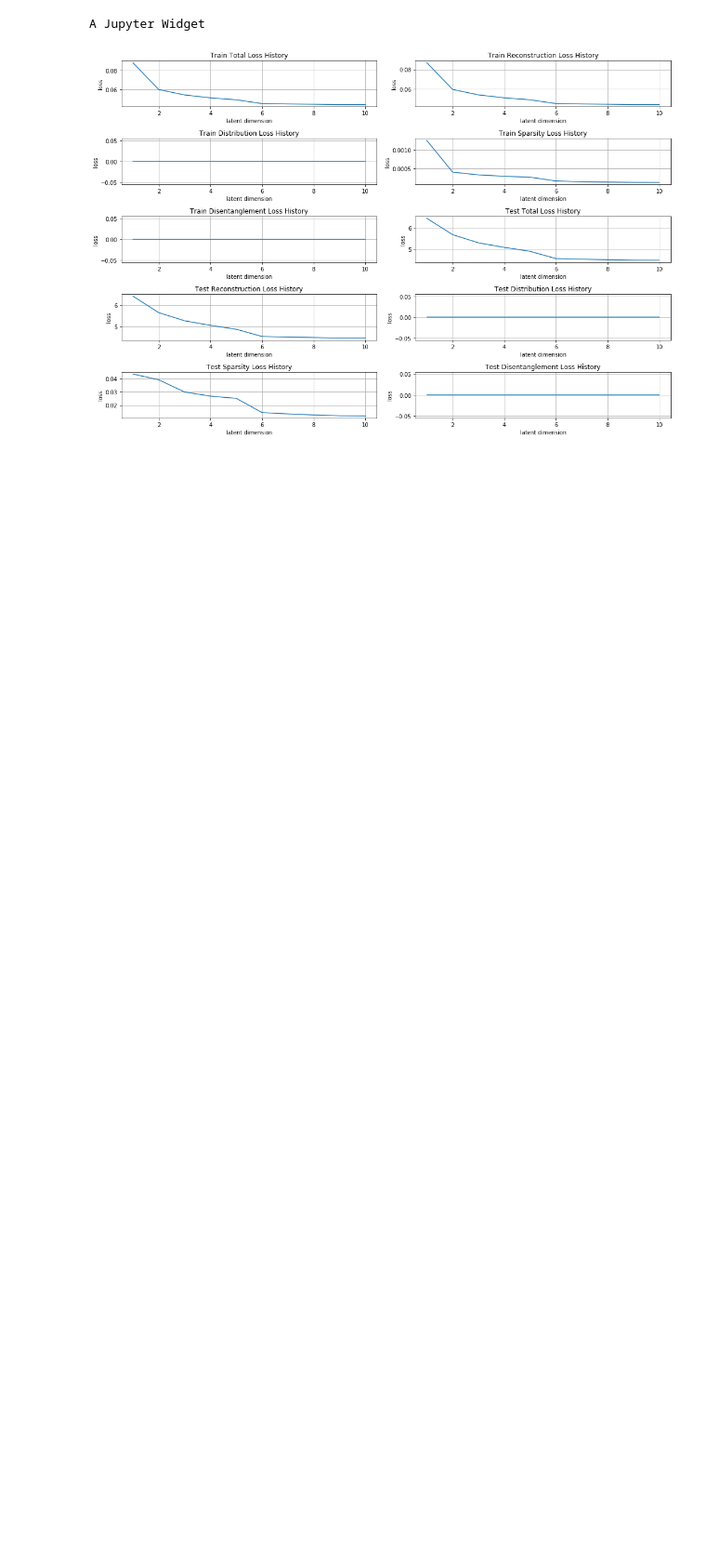
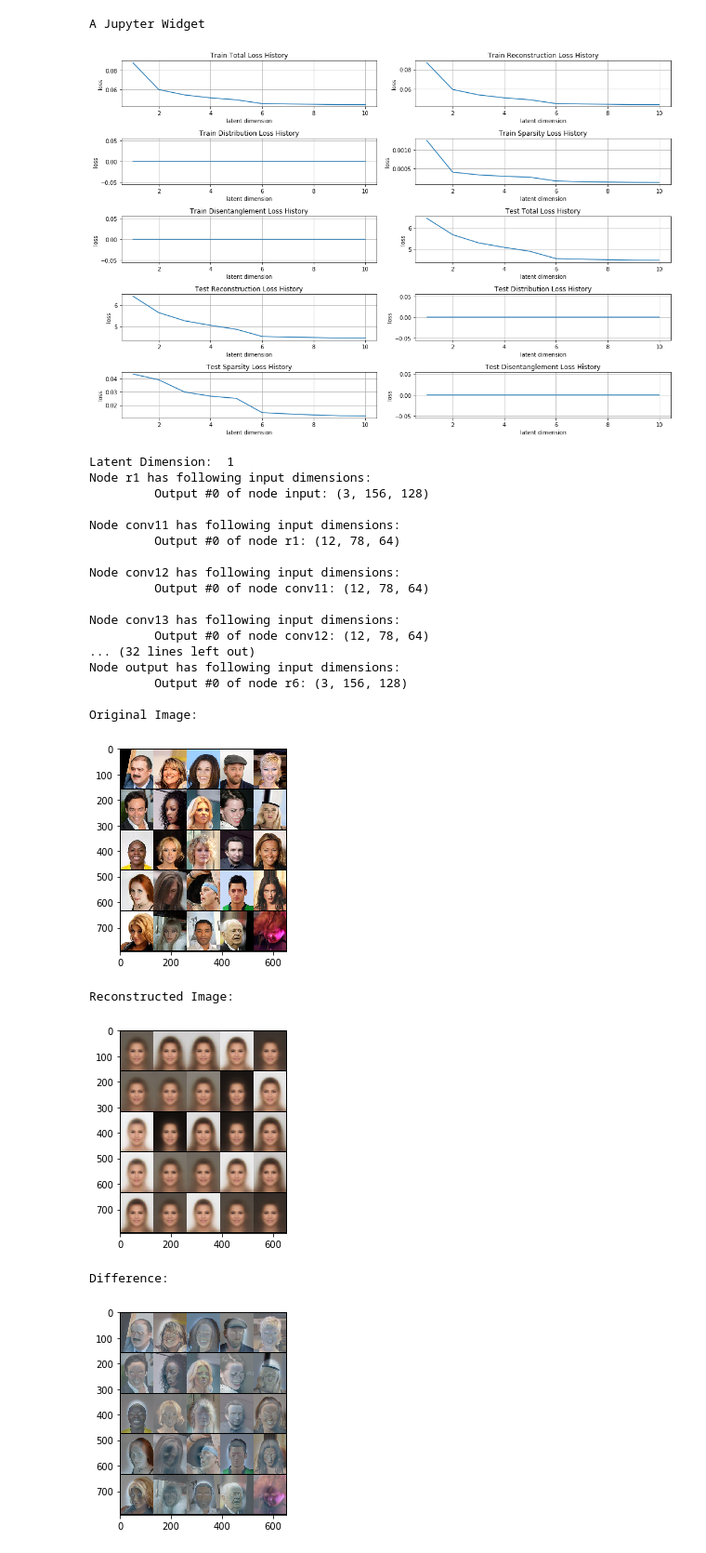
Before and after one commit to Xenovortex/Bachelor-Thesis, a Jupyter notebook: INN Autoencoder_celeba-glow.ipynb, the cells around one changed output. Shown at 93% size. Saved outputs shown, nothing was run; the diff lists cells and outputs as text; code cells hidden in the pictures; blank space fills up the shorter version.

```diff
--- a/INN Autoencoder_celeba-glow.ipynb
+++ b/INN Autoencoder_celeba-glow.ipynb
@@ -15,7 +15,7 @@ num_epoch = 8
 batch_size = 32
 latent_dim_lst = [2 ** x for x in range(0, 15, 2)]
 #latent_dim = 300
-number_dev = 5
+number_dev = 0
 lr_init = 1e-3
 l2_reg  = 1e-6
 milestones = [6, 7, 8]
@@ -104,8 +104,31 @@ pl.plot(x, y, ['latent dimension']*len(x), ['loss']*len(y), ['train_tot', 'train
 # %%
 for lat_dim in latent_dim_lst:
     print("Latent Dimension: ", lat_dim)
     #print(modelname + "_{}".format(lat_dim), '{}_{}_{}'.format(modelname, lat_dim, num_epoch))
     #model = fm.load_model('{}_{}_{}'.format(modelname, lat_dim, num_epoch), modelname + "_{}".format(lat_dim))
     model = get_model().to(device)
     model = fm.load_weight(model, '{}_{}_{}'.format(modelname, lat_dim, num_epoch), '{}_bottleneck'.format(modelname))
-    pl.plot_diff(model, trainloader, lat_dim, device, 100, 10)
+    pl.plot_diff(model, trainloader, lat_dim, device, 25, 5)
+# %% [output]
+Latent Dimension:  1
+Node r1 has following input dimensions:
+         Output #0 of node input: (3, 156, 128)
+
+Node conv11 has following input dimensions:
+         Output #0 of node r1: (12, 78, 64)
+
+Node conv12 has following input dimensions:
+         Output #0 of node conv11: (12, 78, 64)
+
+Node conv13 has following input dimensions:
+         Output #0 of node conv12: (12, 78, 64)
+... (32 lines left out)
+Node output has following input dimensions:
+         Output #0 of node r6: (3, 156, 128)
+
+Original Image:
+[figure, added]
+Reconstructed Image:
+[figure, added]
+Difference:
+[figure, added]
```
Also changed, not shown: parts of 3 cells of this notebook, 8 other files.
